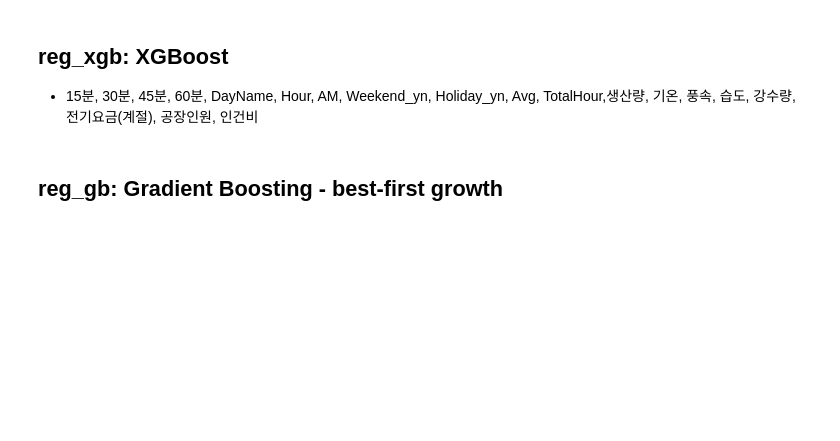
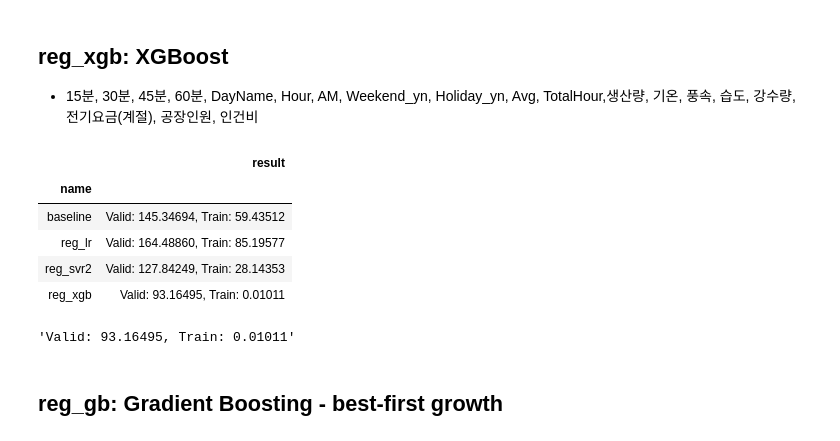
Before and after one commit to sunkusun9/DS_lv3_2604_2, a Jupyter notebook: sec_ds_lv3_prob3_kaggle.ipynb, the cells around one changed output. Cells and saved outputs as stored; diff of their text form; code cells hidden in the pictures; blank space fills up the shorter version.

```diff
--- a/sec_ds_lv3_prob3_kaggle.ipynb
+++ b/sec_ds_lv3_prob3_kaggle.ipynb
@@ -444,5 +482,26 @@ PolynomialFeatures?
 ## reg_xgb: XGBoost
 
 - 15분, 30분, 45분, 60분, DayName, Hour, AM, Weekend_yn, Holiday_yn, Avg, TotalHour,생산량, 기온, 풍속, 습도, 강수량, 전기요금(계절), 공장인원, 인건비
+# %%
+X_xgb = "15분, 30분, 45분, 60분, DayName, Hour, AM, Weekend_yn, Holiday_yn, Avg, TotalHour, 생산량, 기온, 풍속, 습도, 강수량, 전기요금(계절), 공장인원, 인건비"
+X_xgb = X_xgb.split(', ')
+ct = ColumnTransformer([
+    ('ohe', OneHotEncoder(categories='auto'), ['DayName']),
+    ('pt', 'passthrough', X_xgb)
+])
+reg_xgb = make_pipeline(
+    ct, xgb.XGBRegressor(
+        random_state = 123, max_depth = 15, n_estimators = 300, learning_rate = 0.1, reg_lambda = 2
+    )
+)
+eval_model('reg_xgb', reg_xgb)
+# %% [output]
+|  | result |
+| name |  |
+| baseline | Valid: 145.34694, Train: 59.43512 |
+| reg_lr | Valid: 164.48860, Train: 85.19577 |
+| reg_svr2 | Valid: 127.84249, Train: 28.14353 |
+| reg_xgb | Valid: 93.16495, Train: 0.01011 |
+'Valid: 93.16495, Train: 0.01011'
 # %% [markdown]
 ## reg_gb: Gradient Boosting - best-first growth
```
Also changed, not shown: parts of 5 cells of this notebook.
